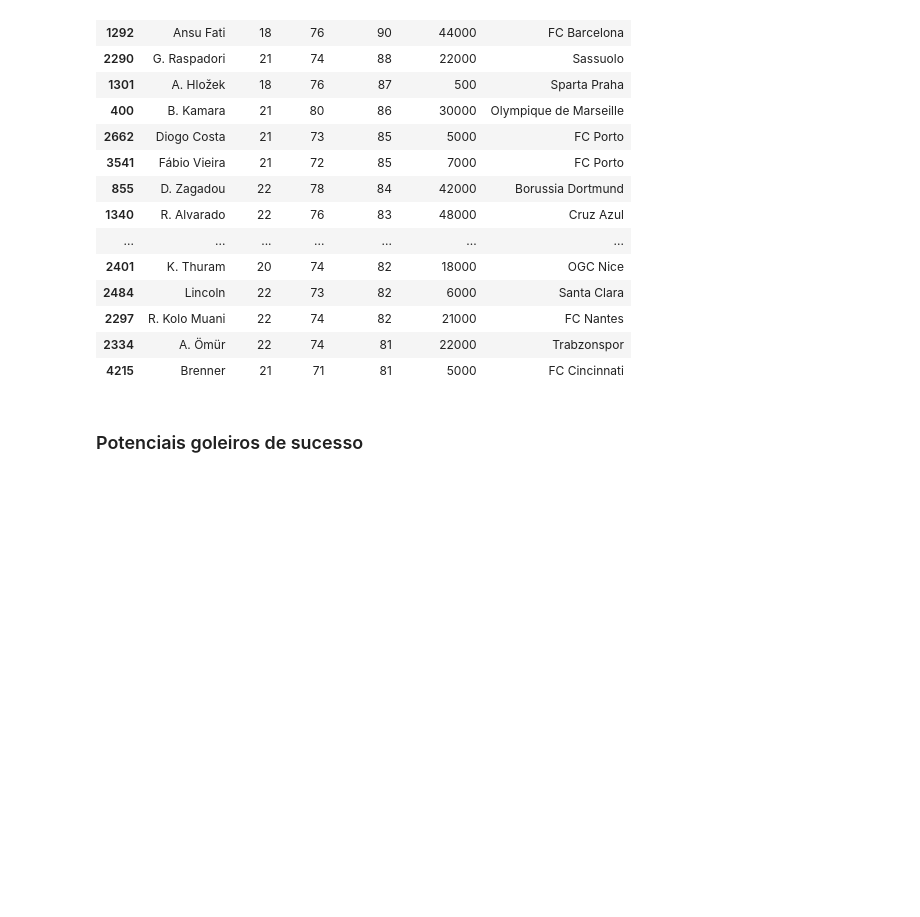
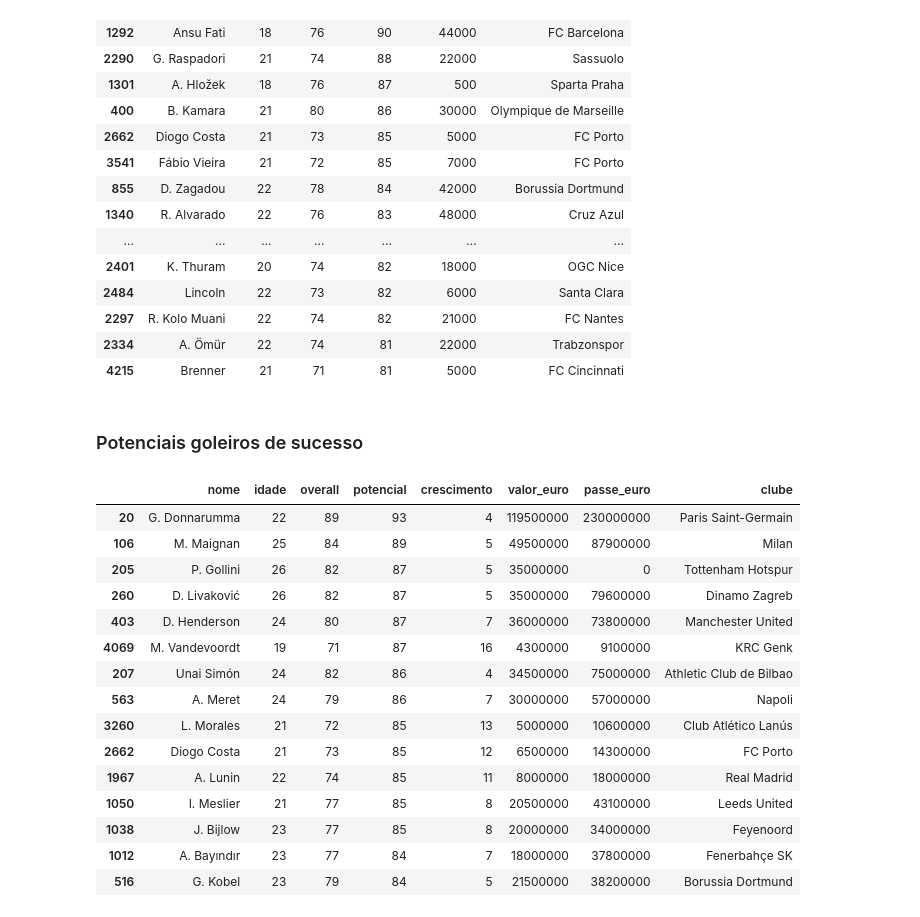
Before and after one commit to leovasc5/exploratory-analysis-of-FIFA-22-data, a Jupyter notebook: scalt.ipynb, the cells around one changed output. Drawn from its saved outputs; the diff is of its cells as text; code cells hidden in the pictures; blank space fills up the shorter version.

```diff
--- a/scalt.ipynb
+++ b/scalt.ipynb
@@ -129,3 +129,23 @@ temp[['nome', 'idade', 'overall', 'potencial', 'salario_euro', 'clube']].head(20
 | 4215 | Brenner | 21 | 71 | 81 | 5000 | FC Cincinnati |
 # %% [markdown]
 ### Potenciais goleiros de sucesso
+# %%
+temp = df.loc[(df.idade < 27) & (df.overall > 70) & (df.posicao_preferida == 'GK') & (df.crescimento > 3)].sort_values(by='potencial', ascending=False)
+temp[['nome', 'idade', 'overall', 'potencial', 'crescimento', 'valor_euro', 'passe_euro', 'clube']].head(15)
+# %% [output]
+|  | nome | idade | overall | potencial | crescimento | valor_euro | passe_euro | clube |
+| 20 | G. Donnarumma | 22 | 89 | 93 | 4 | 119500000 | 230000000 | Paris Saint-Germain |
+| 106 | M. Maignan | 25 | 84 | 89 | 5 | 49500000 | 87900000 | Milan |
+| 205 | P. Gollini | 26 | 82 | 87 | 5 | 35000000 | 0 | Tottenham Hotspur |
+| 260 | D. Livaković | 26 | 82 | 87 | 5 | 35000000 | 79600000 | Dinamo Zagreb |
+| 403 | D. Henderson | 24 | 80 | 87 | 7 | 36000000 | 73800000 | Manchester United |
+| 4069 | M. Vandevoordt | 19 | 71 | 87 | 16 | 4300000 | 9100000 | KRC Genk |
+| 207 | Unai Simón | 24 | 82 | 86 | 4 | 34500000 | 75000000 | Athletic Club de Bilbao |
+| 563 | A. Meret | 24 | 79 | 86 | 7 | 30000000 | 57000000 | Napoli |
+| 3260 | L. Morales | 21 | 72 | 85 | 13 | 5000000 | 10600000 | Club Atlético Lanús |
+| 2662 | Diogo Costa | 21 | 73 | 85 | 12 | 6500000 | 14300000 | FC Porto |
+| 1967 | A. Lunin | 22 | 74 | 85 | 11 | 8000000 | 18000000 | Real Madrid |
+| 1050 | I. Meslier | 21 | 77 | 85 | 8 | 20500000 | 43100000 | Leeds United |
+| 1038 | J. Bijlow | 23 | 77 | 85 | 8 | 20000000 | 34000000 | Feyenoord |
+| 1012 | A. Bayındır | 23 | 77 | 84 | 7 | 18000000 | 37800000 | Fenerbahçe SK |
+| 516 | G. Kobel | 23 | 79 | 84 | 5 | 21500000 | 38200000 | Borussia Dortmund |
```
Also changed, not shown: parts of 20 cells of this notebook, 9 other files.
